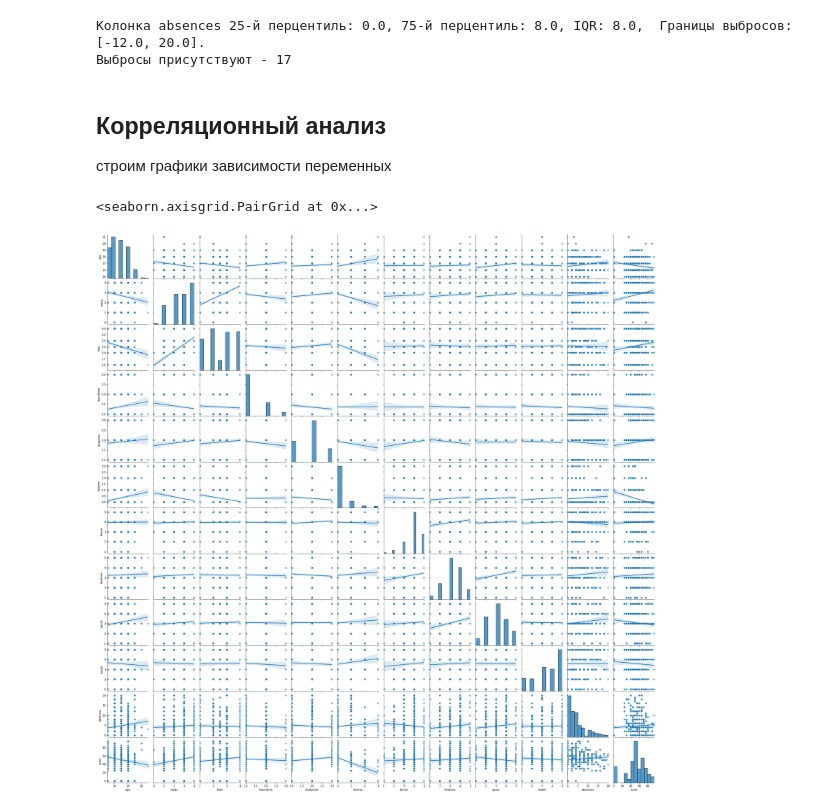
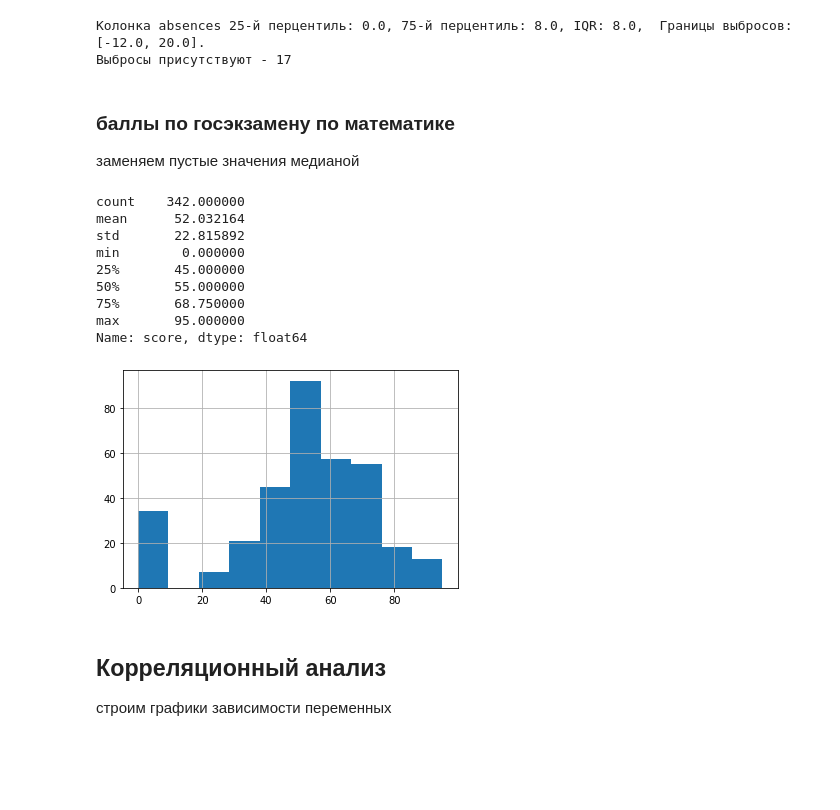
Before and after one commit to dnolbon/dts-37, a Jupyter notebook: module_2/Module_2.ipynb, the cells around one changed output. Saved outputs shown, nothing was run; the diff lists cells and outputs as text; code cells hidden in the pictures; blank space fills up the shorter version.

```diff
--- a/module_2/Module_2.ipynb
+++ b/module_2/Module_2.ipynb
@@ -749,12 +767,27 @@ stud = clear_emission('absences')
 # %% [output]
 Колонка absences 25-й перцентиль: 0.0, 75-й перцентиль: 8.0, IQR: 8.0,  Границы выбросов: [-12.0, 20.0].
 Выбросы присутствуют - 17
+# %% [markdown]
+### баллы по госэкзамену по математике
+
+заменяем пустые значения медианой
+# %%
+stud['score'] = fill_empty_median('score')
+number_col_info('score')
+# %% [output]
+count    342.000000
+mean      52.032164
+std       22.815892
+min        0.000000
+25%       45.000000
+50%       55.000000
+75%       68.750000
+max       95.000000
+Name: score, dtype: float64
+[figure, added]
 # %% [markdown]
 ## Корреляционный анализ
 
 строим графики зависимости переменных
 # %%
-sns.pairplot(stud, kind = 'reg')
+# sns.pairplot(stud, kind = 'reg')
-# %% [output]
-<seaborn.axisgrid.PairGrid at 0x...>
-[figure, removed]
```
Also changed, not shown: parts of 11 cells of this notebook, 1 other file.
